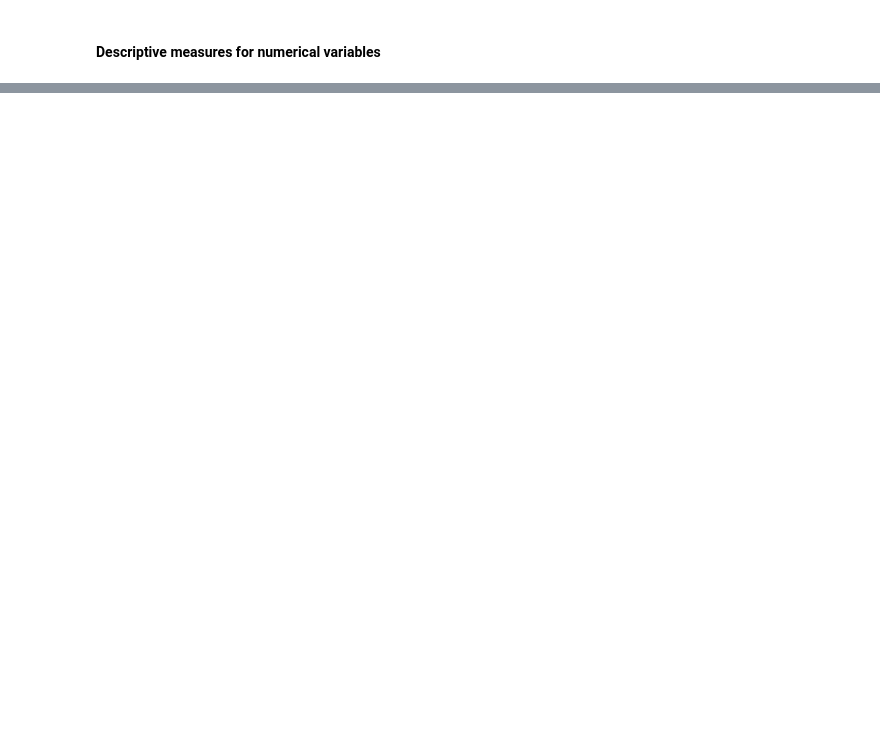
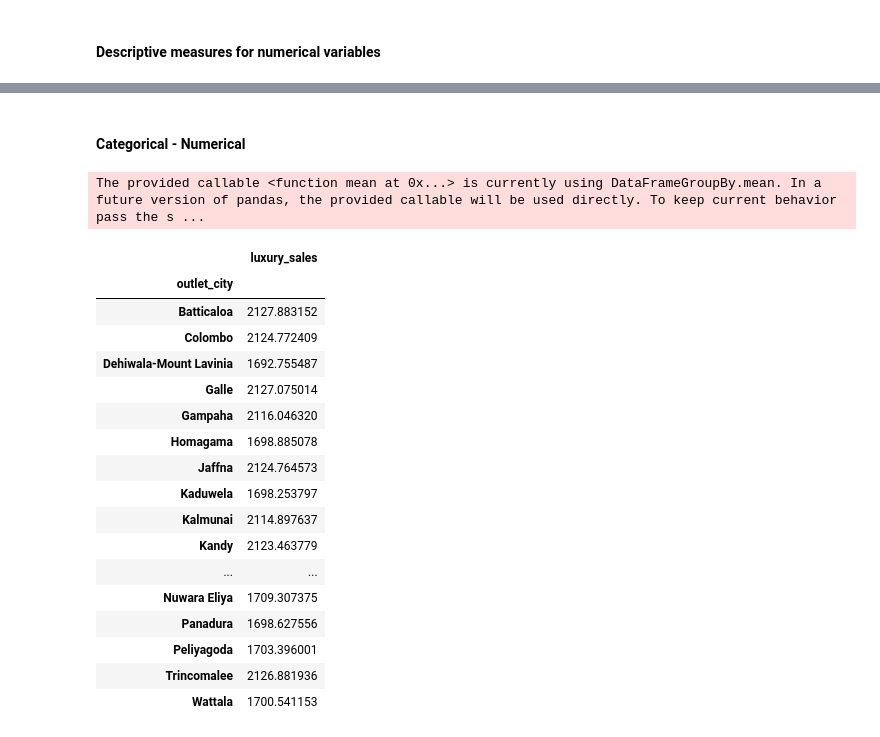
Before and after one commit to InsightMart/DSPL_project, a Jupyter notebook: Train_EDA.ipynb, the cells around one changed output, grey strips where cells are left out. Drawn from its saved outputs; the diff is of its cells as text; code cells hidden in the pictures; blank space fills up the shorter version.

```diff
--- a/Train_EDA.ipynb
+++ b/Train_EDA.ipynb
@@ -496,0 +479,25 @@ for col in Numerical_columns:
+# %% [markdown]
+#### Categorical - Numerical
+# %%
+# Create a pivot table
+pd.pivot_table(df, values='luxury_sales', index='outlet_city', aggfunc=np.mean)
+# %% [output]
+The provided callable <function mean at 0x...> is currently using DataFrameGroupBy.mean. In a future version of pandas, the provided callable will be used directly. To keep current behavior pass the s ...
+|  | luxury_sales |
+| outlet_city |  |
+| Batticaloa | 2127.883152 |
+| Colombo | 2124.772409 |
+| Dehiwala-Mount Lavinia | 1692.755487 |
+| Galle | 2127.075014 |
+| Gampaha | 2116.046320 |
+| Homagama | 1698.885078 |
+| Jaffna | 2124.764573 |
+| Kaduwela | 1698.253797 |
+| Kalmunai | 2114.897637 |
+| Kandy | 2123.463779 |
+| ... | ... |
+| Nuwara Eliya | 1709.307375 |
+| Panadura | 1698.627556 |
+| Peliyagoda | 1703.396001 |
+| Trincomalee | 2126.881936 |
+| Wattala | 1700.541153 |
```
Also changed, not shown: parts of 15 cells of this notebook.
